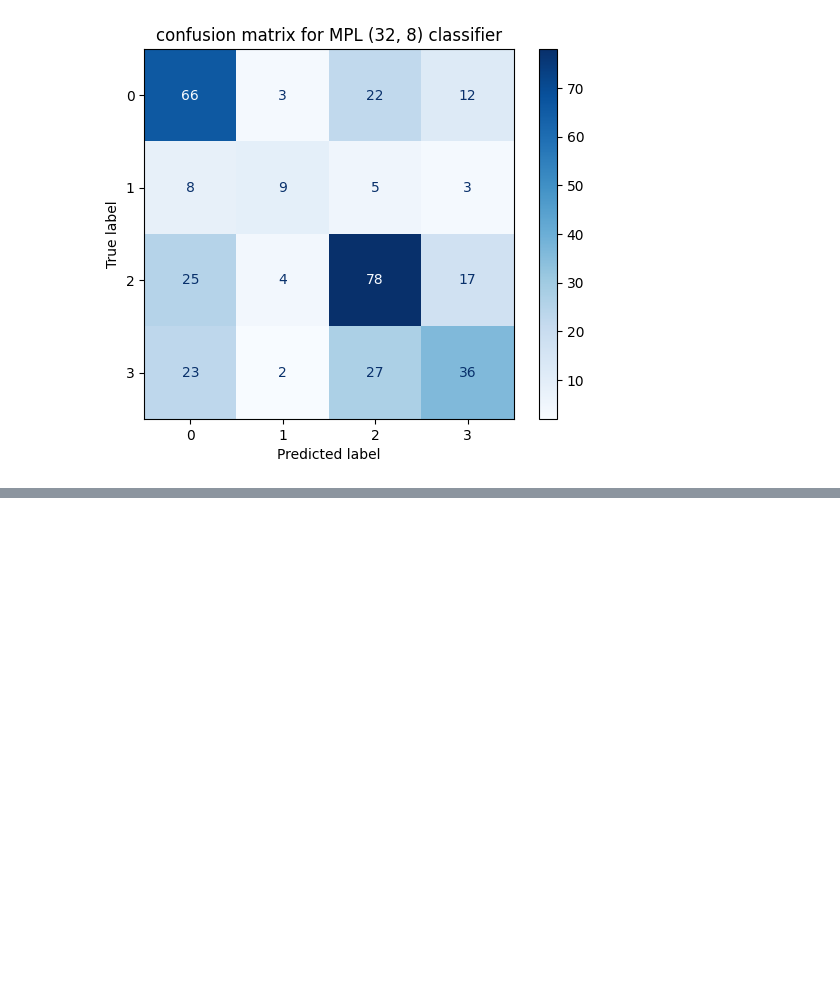
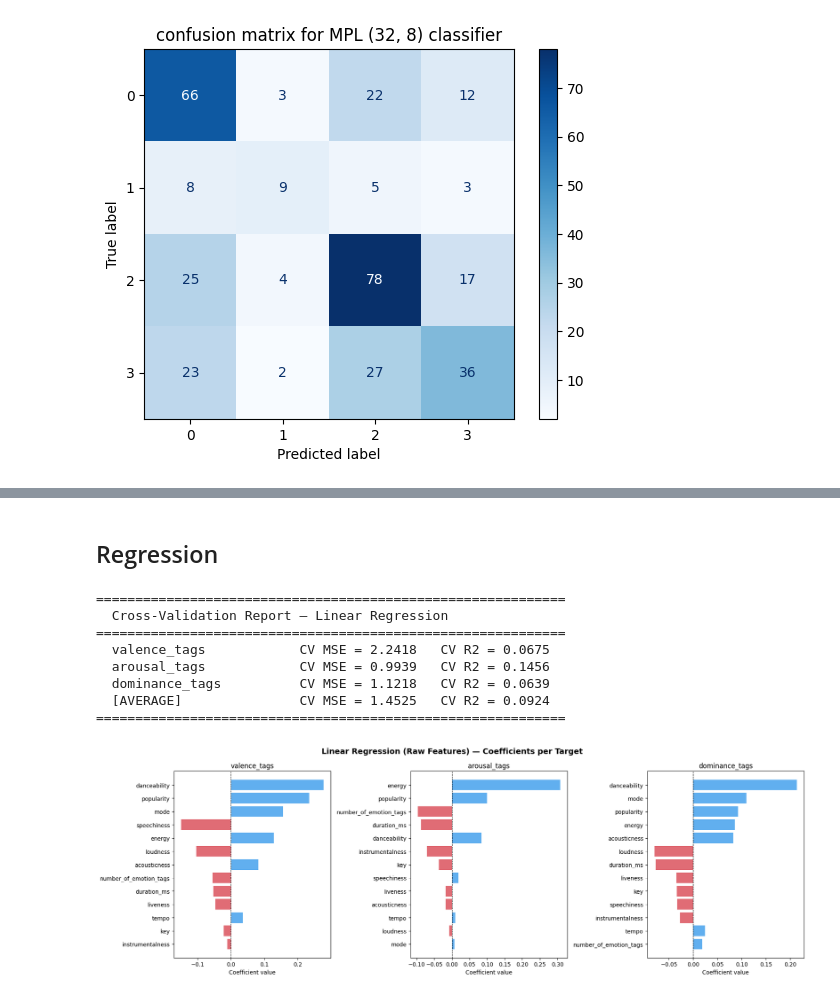
Before and after one commit to Speeb04/JSC270-Final-Project, a Jupyter notebook: final_modelling.ipynb, the cells around one changed output, grey strips where cells are left out. Cells and saved outputs as stored; diff of their text form; code cells hidden in the pictures; blank space fills up the shorter version.

Commit message:
final final model

```diff
--- a/final_modelling.ipynb
+++ b/final_modelling.ipynb
@@ -485,4 +476,0 @@ def report_regression(model, X_train, y_train, X_test, y_test):
-# %%
-from sklearn.linear_model import LinearRegression
-model = LinearRegression().fit(X_train, y_train)
-report_regression(model, *training_set)
@@ -498,5 +476,0 @@ array([[6.64768022, 5.8660247 , 5.19650676, 2.13044398, 0.74354216]])
-# %%
-from sklearn.neural_network import MLPRegressor
-model = MLPRegressor(hidden_layer_sizes=(), max_iter=100000)
-model.fit(X_train, y_train)
-report_regression(model, *training_set)
@@ -508,5 +476,0 @@ testing R2: 0.08486439427437623
-# %%
-from sklearn.neural_network import MLPRegressor
-model = MLPRegressor(hidden_layer_sizes=(), max_iter=100000)
-model.fit(X_train, y_train)
-report_regression(model, *training_set)
@@ -518,5 +476,0 @@ testing R2: 0.08482624261551013
-# %%
-from sklearn.neural_network import MLPRegressor
-model = MLPRegressor(hidden_layer_sizes=(32, 4), max_iter=100000)
-model.fit(X_train, y_train)
-report_regression(model, *training_set)
@@ -527,0 +477,2 @@ testing R2: 0.001573941594604289
+# %% [markdown]
+## Regression
@@ -527,0 +545,59 @@ testing R2: 0.001573941594604289
+# %%
+lr_base = LinearRegression()
+
+# 5-fold CV evaluation
+lr_base_record = cv_regression_report(
+    lr_base, X, y, CV,
+    label="Linear Regression"
+)
+
+# ---- Fit on full data to extract coefficients for interpretability ----------
+lr_base_fitted_coefs = {}
+for target in TARGETS:
+    lr_base.fit(X, y[target].values)
+    lr_base_fitted_coefs[target] = lr_base.coef_.copy()
+
+# ---- Plot: horizontal bar charts, one subplot per target -------------------
+fig, axes = plt.subplots(1, 3, figsize=(18, 6))
+fig.suptitle(
+    "Linear Regression (Raw Features) — Coefficients per Target",
+    fontsize=14, fontweight="bold"
+)
+
+for ax, target in zip(axes, TARGETS):
+    coefs  = lr_base_fitted_coefs[target]
+    order           = np.argsort(np.abs(coefs))
+    sorted_features = np.array(FEATURE_COLS)[order]
+    sorted_coefs    = coefs[order]
+    colors = ["#e06c75" if c < 0 else "#61afef" for c in sorted_coefs]
+    ax.barh(sorted_features, sorted_coefs, color=colors)
+    ax.axvline(0, color="black", linewidth=0.8, linestyle="--")
+    ax.set_title(target, fontsize=12)
+    ax.set_xlabel("Coefficient value")
+
+plt.tight_layout()
+plt.savefig("./figures/r2_lr_base_coefficients.svg", dpi=120, bbox_inches="tight")
+plt.show()
+
+print("\nTop-3 most important features by |coefficient| — Raw Linear Regression")
+print("-" * 60)
+for target in TARGETS:
+    coefs   = lr_base_fitted_coefs[target]
+    top_idx = np.argsort(np.abs(coefs))[::-1][:3]
+    print(f"\n  {target}:")
+    for rank, idx in enumerate(top_idx, 1):
+        direction = "positive" if coefs[idx] > 0 else "negative"
+        print(
+            f"    {rank}. {FEATURE_COLS[idx]:<28} "
+            f"coef = {coefs[idx]:+.4f}  ({direction})"
+        )
+# %% [output]
+============================================================
+  Cross-Validation Report — Linear Regression
+============================================================
+  valence_tags            CV MSE = 2.2418   CV R2 = 0.0675
+  arousal_tags            CV MSE = 0.9939   CV R2 = 0.1456
+  dominance_tags          CV MSE = 1.1218   CV R2 = 0.0639
+  [AVERAGE]               CV MSE = 1.4525   CV R2 = 0.0924
+============================================================
+[figure, added]
```
Also changed, not shown: parts of 16 cells of this notebook.
